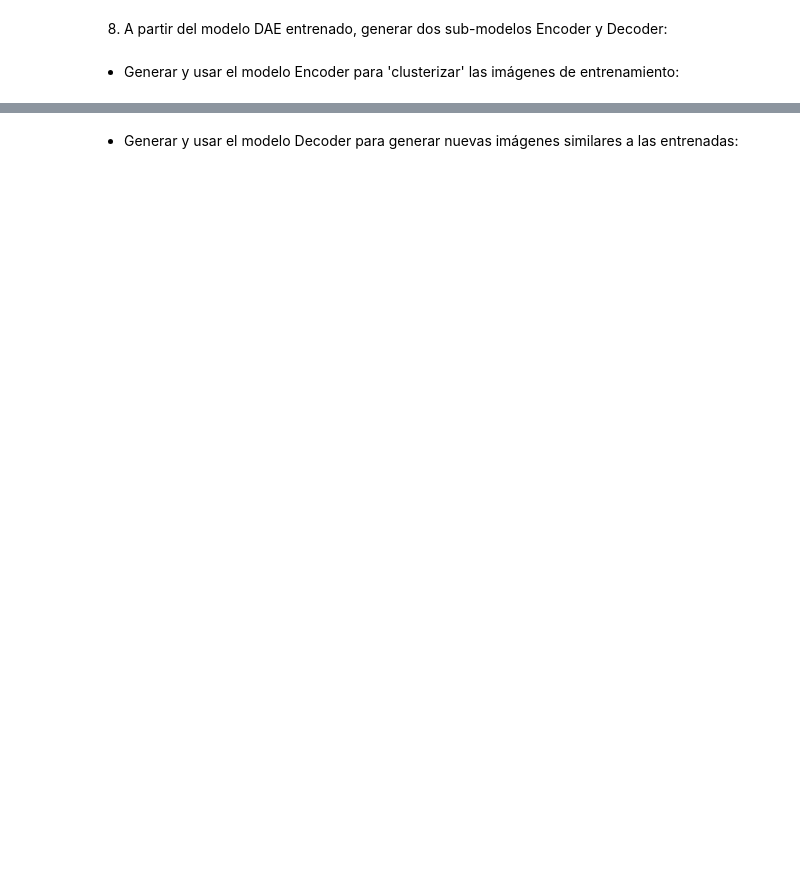
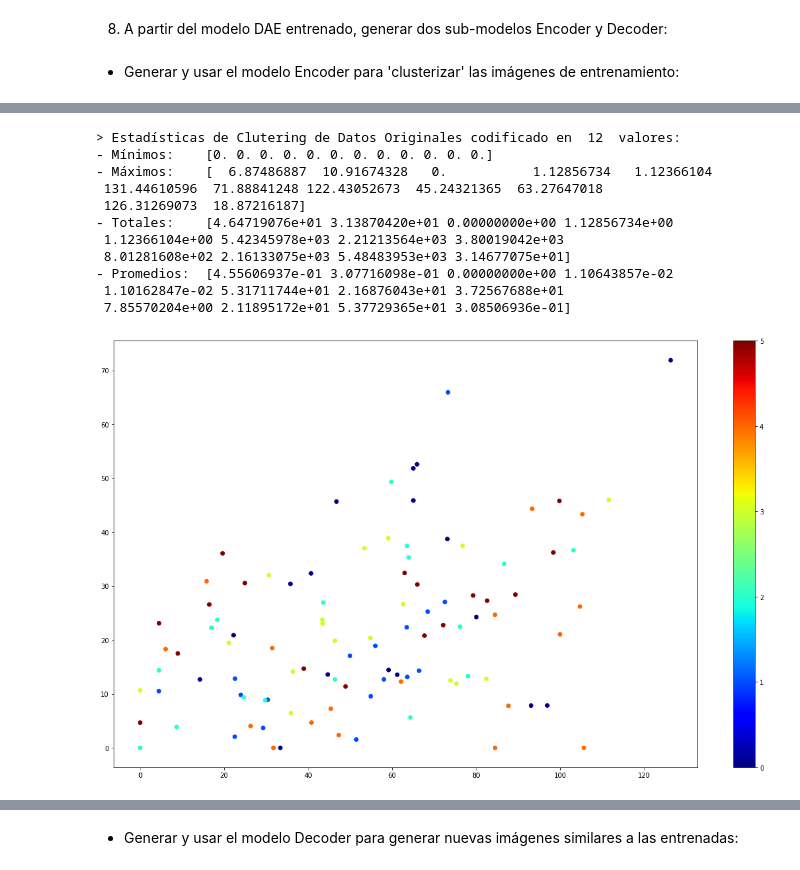
Before and after one commit to PGP-MachineLearning/demoANIMALES, a Jupyter notebook: Imag DAE ANIMALES.ipynb, the cells around one changed output, grey strips where cells are left out. Saved outputs shown, nothing was run; the diff lists cells and outputs as text; code cells hidden in the pictures; blank space fills up the shorter version.

```diff
--- a/Imag DAE ANIMALES.ipynb
+++ b/Imag DAE ANIMALES.ipynb
@@ -352,0 +431,76 @@ genera_grafico_pca(x_train_encoded, classes_train, "Representación de Clusterin
+# %%
+ #@title Generar Clustering
+  # Muestra estadísticas y gráfico de los datos codificados
+
+# determina datos a usar
+usarDatos = 'Datos Entrenamiento' #@param ["Datos Entrenamiento", "Datos de Prueba"] {allow-input: false}
+if usarDatos == 'Datos Entrenamiento':
+  datosUsar_prep = x_train
+  datosUsar_y = classes_train
+else:
+  datosUsar_prep = x_test
+  datosUsar_y = classes_test
+
+# filtra los datos a dos columnas para mostrar
+feature_col1 =  10#@param {type:"integer"}
+feature_col2 = 6 #@param {type:"integer"}
+
+
+# genera matrix auxiliar para mostrar
+CLASES = []
+datosUsarNro_y = []
+for y in datosUsar_y:
+  if y in CLASES:
+    aux = CLASES.index(y)
+  else:
+    CLASES.append( y )
+    aux = len(CLASES)-1
+  datosUsarNro_y.append( aux )
+
+
+# procesa los datos para recibir el valor codificado de cada una
+x_encoded = CLUSTmodel.predict(datosUsar_prep)
+
+# calcula estadisticas
+minArClust = np.empty(num_features)
+minArClust.fill(9999.99)
+maxArClust = np.empty(num_features)
+maxArClust.fill(-9999.99)
+sumArClust = np.zeros(num_features)
+for val in x_encoded:
+  for i in range(num_features):
+      sumArClust[i] = sumArClust[i]+val[i]
+      if val[i]<minArClust[i]:
+          minArClust[i] = val[i]
+      if val[i]>maxArClust[i]:
+          maxArClust[i] = val[i]
+print("\n\n> Estadísticas de Clutering de Datos Originales codificado en ", num_features," valores: ")
+print("- Mínimos:   ", minArClust)
+print("- Máximos:   ", maxArClust)
+print("- Totales:   ", sumArClust)
+print("- Promedios: ", sumArClust/len(x_encoded))
+print("\n\n")
+
+
+# muestra el gráfico codificado
+plt.figure(figsize=(20, 12))
+plt.scatter(x_encoded[:,feature_col1], x_encoded[:,feature_col2], c=datosUsarNro_y, cmap='jet')
+plt.colorbar()
+plt.show()
+
+print("\nDonde: ")
+for i in range(len(CLASES)):
+    print("   ", i, ": ", CLASES[i] )
+# %% [output]
+> Estadísticas de Clutering de Datos Originales codificado en  12  valores:
+- Mínimos:    [0. 0. 0. 0. 0. 0. 0. 0. 0. 0. 0. 0.]
+- Máximos:    [  6.87486887  10.91674328   0.           1.12856734   1.12366104
+ 131.44610596  71.88841248 122.43052673  45.24321365  63.27647018
+ 126.31269073  18.87216187]
+- Totales:    [4.64719076e+01 3.13870420e+01 0.00000000e+00 1.12856734e+00
+ 1.12366104e+00 5.42345978e+03 2.21213564e+03 3.80019042e+03
+ 8.01281608e+02 2.16133075e+03 5.48483953e+03 3.14677075e+01]
+- Promedios:  [4.55606937e-01 3.07716098e-01 0.00000000e+00 1.10643857e-02
+ 1.10162847e-02 5.31711744e+01 2.16876043e+01 3.72567688e+01
+ 7.85570204e+00 2.11895172e+01 5.37729365e+01 3.08506936e-01]
+[figure, added]
```
Also changed, not shown: parts of 16 cells of this notebook, 7 other files.
